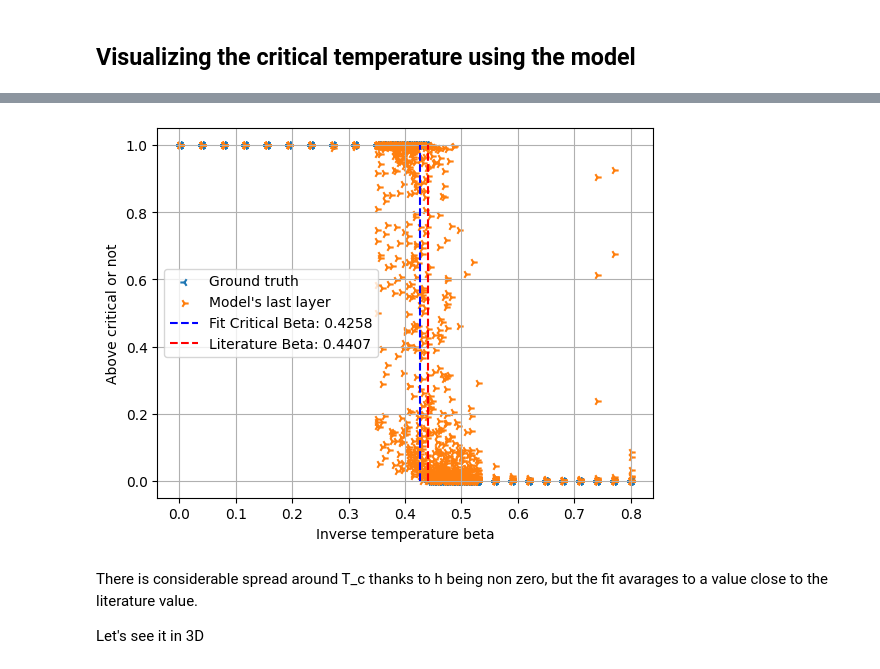
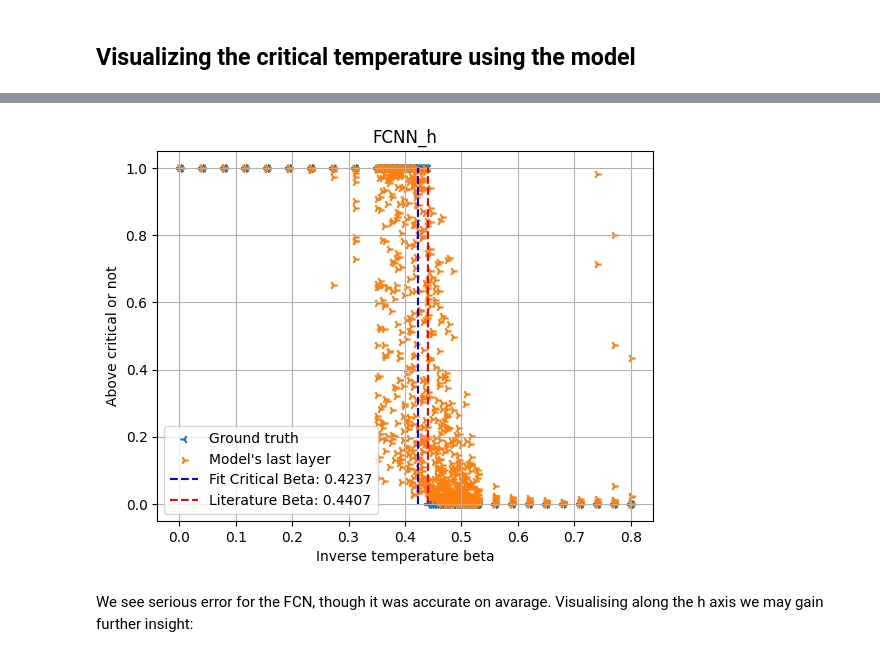
Before and after one commit to ZalanBoss/Ising-BME, a Jupyter notebook: Ising FCN.ipynb, the cells around one changed output, grey strips where cells are left out. Cells and saved outputs as stored; diff of their text form; code cells hidden in the pictures.

```diff
--- a/Ising FCN.ipynb
+++ b/Ising FCN.ipynb
@@ -154,3 +159,6 @@ Epoch 25/25
 # %% [markdown]
 Visualizing the critical temperature using the model
 ---
+# %%
+#Now for the training
+train_by_batch(FCNN_zero_h, list_train, phases_train, flatten=1, BATCH_SIZE=64, EPOCHS=20)
@@ -304,0 +262,22 @@ The result of predicting on fresh, randomly positioned subsets is weak. This cou
+# %%
+#We take CROP*CROP randomly positioned submatrices of the samples
+CROP = 100
+FCNN_zero_h_sub = models.Sequential([
+    layers.Input(shape=(CROP**2,)),
+    layers.Dense(64, activation='relu'),
+    layers.Dense(32, activation='relu'),
+    layers.Dense(1, activation='sigmoid')
+])
+
+FCNN_zero_h_sub.compile(
+    optimizer='adam',
+    loss='binary_crossentropy',
+    metrics=['accuracy']
+)
+
+train_by_batch_crop(FCNN_zero_h_sub, list_train, phases_train, flatten=1, BATCH_SIZE=64, EPOCHS=30, CROP = CROP)
+
+test_matrices = np.array([matrix_from_file(file_path) for file_path in list_test])
+cropped_matrices = np.array([random_crop(test_matrix[:], CROP) for test_matrix in test_matrices])
+predictions = FCNN_zero_h_sub.predict(cropped_matrices.reshape(len(list_test), -1))
+fit_critical(betas_test, phases_test, predictions, "FCNN_zero_h_sub")
@@ -508,0 +375,2 @@ Loss: 0.2780 - Accuracy: 0.8800
+# %%
+train_by_batch(FCNN_h, list_train, phases_train, flatten=1, BATCH_SIZE=32, EPOCHS=5)
@@ -509,13 +392,5 @@ Loss: 0.2780 - Accuracy: 0.8800
 # %%
-#Assembling test vector
-X_test = []
-for file_path in list_test:
-    with np.load(file_path) as data:
-        matrix = data['sigma'].copy()
-        X_test.append(matrix)
-X_test = np.array(X_test).reshape((len(list_test), -1))
-predictions = model.predict(X_test)
-
-plt.scatter(betas_test, phases_test, label='Ground truth', marker = '3')
-fit_critical(betas_test, predictions)
+test_matrices = np.array([matrix_from_file(file_path) for file_path in list_test])
+predictions = FCNN_h.predict(test_matrices.reshape(len(list_test), -1))
+fit_critical(betas_test, phases_test, predictions, "FCNN_h")
 # %% [output]
@@ -523,6 +398,4 @@ fit_critical(betas_test, predictions)
-[figure, old version]
+[figure, new version]
-# %% [markdown]
-There is considerable spread around T_c thanks to h being non zero, but the fit avarages to a value close to the literature value.
-
-Let's see it in 3D
+# %% [markdown]
+We see serious error for the FCN, though it was accurate on avarage. Visualising along the h axis we may gain further insight:
 # %%
```
Also changed, not shown: parts of 43 cells of this notebook.
